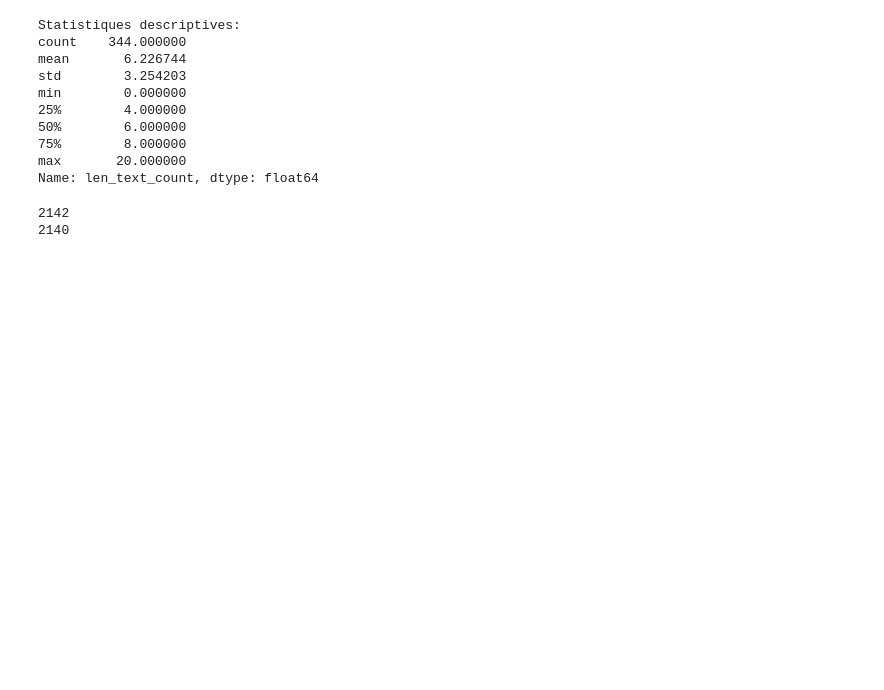
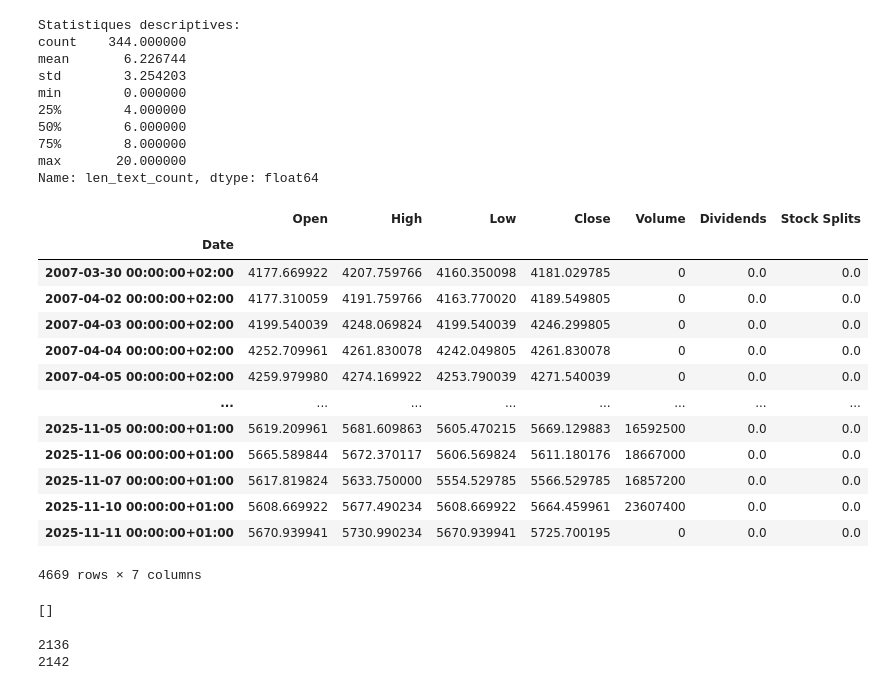
Before and after one commit to amjn480/project_ml_pm_vautrin_jean, a Jupyter notebook: main.ipynb, the cells around one changed output. Saved outputs shown, nothing was run; the diff lists cells and outputs as text; code cells hidden in the pictures; blank space fills up the shorter version.

```diff
--- a/main.ipynb
+++ b/main.ipynb
@@ -847,9 +887,41 @@ min        0.000000
 75%        8.000000
 max       20.000000
 Name: len_text_count, dtype: float64
+# %%
+dat = yf.Ticker("^STOXX50E")
+# dax : ^GDAXI
+# CAC 40 : ^FCHI
+dat.history(period='max')
+# %% [output]
+|  | Open | High | Low | Close | Volume | Dividends | Stock Splits |
+| Date |  |  |  |  |  |  |  |
+| 2007-03-30 00:00:00+02:00 | 4177.669922 | 4207.759766 | 4160.350098 | 4181.029785 | 0 | 0.0 | 0.0 |
+| 2007-04-02 00:00:00+02:00 | 4177.310059 | 4191.759766 | 4163.770020 | 4189.549805 | 0 | 0.0 | 0.0 |
+| 2007-04-03 00:00:00+02:00 | 4199.540039 | 4248.069824 | 4199.540039 | 4246.299805 | 0 | 0.0 | 0.0 |
+| 2007-04-04 00:00:00+02:00 | 4252.709961 | 4261.830078 | 4242.049805 | 4261.830078 | 0 | 0.0 | 0.0 |
+| 2007-04-05 00:00:00+02:00 | 4259.979980 | 4274.169922 | 4253.790039 | 4271.540039 | 0 | 0.0 | 0.0 |
+| ... | ... | ... | ... | ... | ... | ... | ... |
+| 2025-11-05 00:00:00+01:00 | 5619.209961 | 5681.609863 | 5605.470215 | 5669.129883 | 16592500 | 0.0 | 0.0 |
+| 2025-11-06 00:00:00+01:00 | 5665.589844 | 5672.370117 | 5606.569824 | 5611.180176 | 18667000 | 0.0 | 0.0 |
+| 2025-11-07 00:00:00+01:00 | 5617.819824 | 5633.750000 | 5554.529785 | 5566.529785 | 16857200 | 0.0 | 0.0 |
+| 2025-11-10 00:00:00+01:00 | 5608.669922 | 5677.490234 | 5608.669922 | 5664.459961 | 23607400 | 0.0 | 0.0 |
+| 2025-11-11 00:00:00+01:00 | 5670.939941 | 5730.990234 | 5670.939941 | 5725.700195 | 0 | 0.0 | 0.0 |
+4669 rows × 7 columns
+# %%
+article_list = pd.read_pickle("ecb_press_releases_link_df.pkl")
+article_list["file_title"] = article_list.apply(make_safe_title, axis=1)
+
+uninported_articles = []
+for idx, row in article_list.iterrows():
+    file_path = os.path.join("ecb_press_release", f"{row['file_title']}.txt")
+    if not os.path.exists(file_path):
+        uninported_articles.append(row)
+print(uninported_articles)
+# %% [output]
+[]
 # %%
-print(len(df))
-print(len(df.dropna()))
+print(len(pd.unique(article_list['file_title'])))
+print(len(article_list))
 # %% [output]
+2136
 2142
-2140
```
Also changed, not shown: parts of 9 cells of this notebook, 1 other file.
